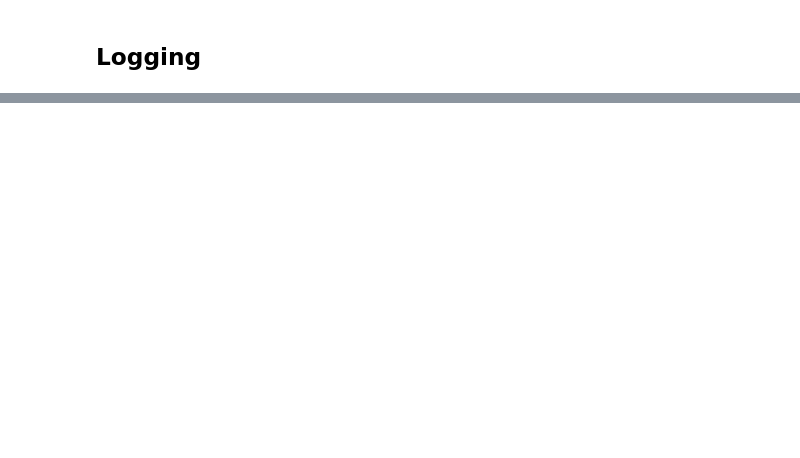
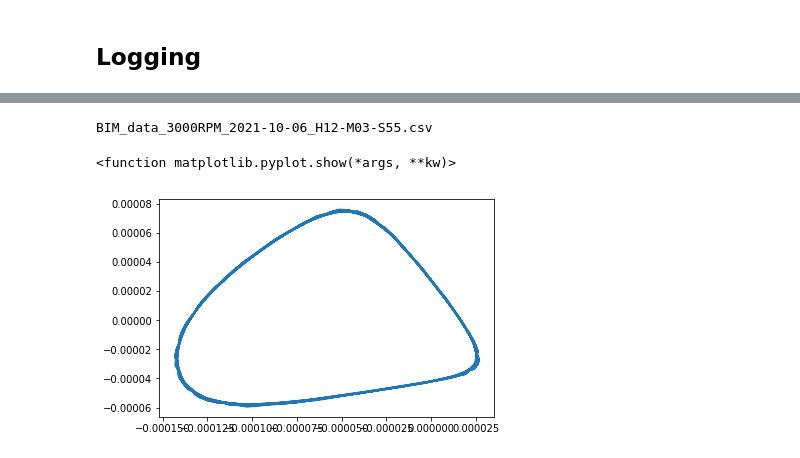
Before and after one commit to Zhouzhou377/Bearingless-Machine, a Jupyter notebook: My_C_Code/Scripts/BIM_test.ipynb, the cells around one changed output, grey strips where cells are left out. Cells and saved outputs as stored; diff of their text form; code cells hidden in the pictures; blank space fills up the shorter version.

```diff
--- a/My_C_Code/Scripts/BIM_test.ipynb
+++ b/My_C_Code/Scripts/BIM_test.ipynb
@@ -249,16 +402,20 @@ for file in glob.glob("*.csv"):
 # %%
 list_of_files = glob.glob('*.csv')
 file_name = max(list_of_files, key=os.path.getctime)
 print(file_name)
 
-data = read_csv(file_name)
+data = read_csv('BIM_data_3000RPM_2021-10-05_H13-M42-S47.csv')
 
 delta_x = data['delta_x'].tolist()
 delta_y = data['delta_y'].tolist()
 
 plt.plot(delta_x, delta_y)
 
 plt.show
+# %% [output]
+BIM_data_3000RPM_2021-10-06_H12-M03-S55.csv
+<function matplotlib.pyplot.show(*args, **kw)>
+[figure, added]
 # %%
 
 from AMDC_Logger import AMDC_Logger, find_mapfile
```
Also changed, not shown: parts of 18 cells of this notebook, 6 other files.
